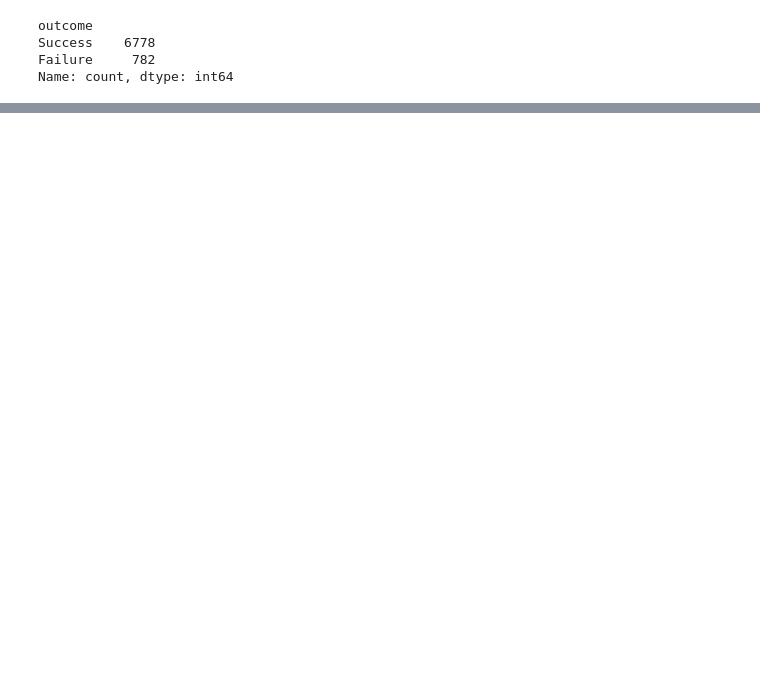
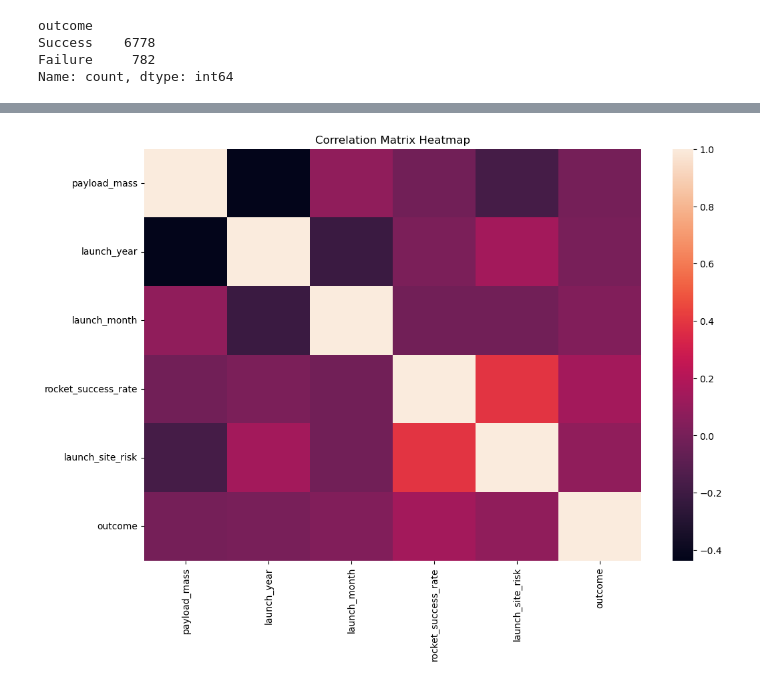
Before and after one commit to Aryan-123-app/space-mission-risk-predictor, a Jupyter notebook: notebooks/01_data_loading.ipynb, the cells around one changed output, grey strips where cells are left out. Drawn from its saved outputs; the diff is of its cells as text; code cells hidden in the pictures; blank space fills up the shorter version.

Commit message:
Completed ML pipeline, added XGBoost model, evaluation, correlation analysis, and updated README

```diff
--- a/notebooks/01_data_loading.ipynb
+++ b/notebooks/01_data_loading.ipynb
@@ -222,0 +379,13 @@ df.to_csv('../datasets/processed/final_featured_dataset.csv', index=False)
+# %%
+# Create Correlation Matrix
+
+# Combine features and target
+from xgboost import train
+
+
+df_corr = train.copy()
+df_corr['outcome'] = train
+
+# Generate correlation matrix
+corr_matrix = df_corr.corr()
+corr_matrix.head()
@@ -222,0 +399,11 @@ df.to_csv('../datasets/processed/final_featured_dataset.csv', index=False)
+# %%
+# Visualize Correlation Matrix
+import matplotlib.pyplot as plt
+import seaborn as sns
+
+plt.figure(figsize=(12, 8))
+sns.heatmap(corr_matrix, annot=False)
+plt.title("Correlation Matrix Heatmap")
+plt.show()
+# %% [output]
+[figure, added]
```
Also changed, not shown: parts of 41 cells of this notebook, 1 other file.
